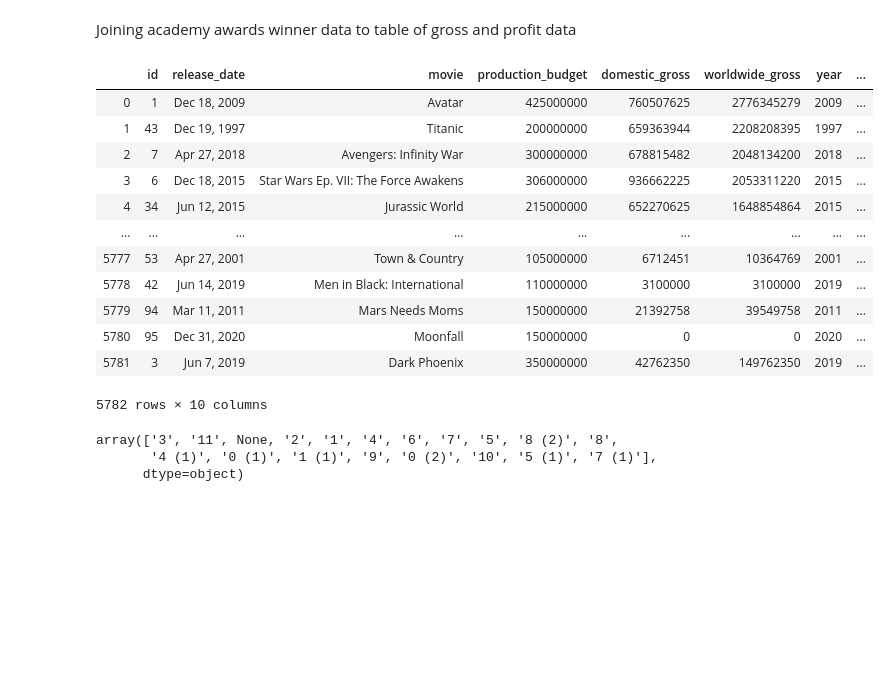
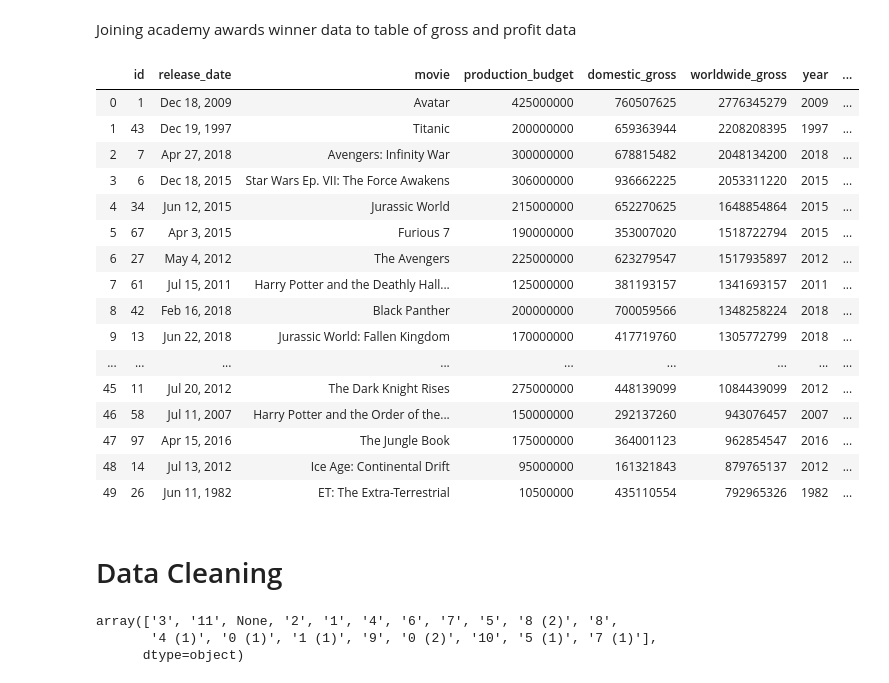
Before and after one commit to oac0de/Movie_Analysis, a Jupyter notebook: Orin's glob.ipynb, the cells around one changed output. Cells and saved outputs as stored; diff of their text form; code cells hidden in the pictures; blank space fills up the shorter version.

```diff
--- a/Orin's glob.ipynb
+++ b/Orin's glob.ipynb
@@ -233,33 +239,39 @@ Joining academy awards winner data to table of gross and profit data
 # %%
 cur.execute('''SELECT b.*, awards, nominations
                 FROM tn_movie_budgets_clean b
                 LEFT JOIN films_by_awards2 a
                 ON a.film = b.movie
                 AND a.year = b.year
                 ORDER BY budget_gross_profit DESC
                 ''')
 
 awards_to_budget_df = pd.DataFrame(cur.fetchall())
 awards_to_budget_df.columns = [x[0] for x in cur.description]
-awards_to_budget_df
+awards_to_budget_df[:50]
 # %% [output]
 |  | id | release_date | movie | production_budget | domestic_gross | worldwide_gross | year | ... |
 | 0 | 1 | Dec 18, 2009 | Avatar | 425000000 | 760507625 | 2776345279 | 2009 | ... |
 | 1 | 43 | Dec 19, 1997 | Titanic | 200000000 | 659363944 | 2208208395 | 1997 | ... |
 | 2 | 7 | Apr 27, 2018 | Avengers: Infinity War | 300000000 | 678815482 | 2048134200 | 2018 | ... |
 | 3 | 6 | Dec 18, 2015 | Star Wars Ep. VII: The Force Awakens | 306000000 | 936662225 | 2053311220 | 2015 | ... |
 | 4 | 34 | Jun 12, 2015 | Jurassic World | 215000000 | 652270625 | 1648854864 | 2015 | ... |
+| 5 | 67 | Apr 3, 2015 | Furious 7 | 190000000 | 353007020 | 1518722794 | 2015 | ... |
+| 6 | 27 | May 4, 2012 | The Avengers | 225000000 | 623279547 | 1517935897 | 2012 | ... |
+| 7 | 61 | Jul 15, 2011 | Harry Potter and the Deathly Hall... | 125000000 | 381193157 | 1341693157 | 2011 | ... |
+| 8 | 42 | Feb 16, 2018 | Black Panther | 200000000 | 700059566 | 1348258224 | 2018 | ... |
+| 9 | 13 | Jun 22, 2018 | Jurassic World: Fallen Kingdom | 170000000 | 417719760 | 1305772799 | 2018 | ... |
 | ... | ... | ... | ... | ... | ... | ... | ... | ... |
-| 5777 | 53 | Apr 27, 2001 | Town & Country | 105000000 | 6712451 | 10364769 | 2001 | ... |
-| 5778 | 42 | Jun 14, 2019 | Men in Black: International | 110000000 | 3100000 | 3100000 | 2019 | ... |
-| 5779 | 94 | Mar 11, 2011 | Mars Needs Moms | 150000000 | 21392758 | 39549758 | 2011 | ... |
-| 5780 | 95 | Dec 31, 2020 | Moonfall | 150000000 | 0 | 0 | 2020 | ... |
-| 5781 | 3 | Jun 7, 2019 | Dark Phoenix | 350000000 | 42762350 | 149762350 | 2019 | ... |
+| 45 | 11 | Jul 20, 2012 | The Dark Knight Rises | 275000000 | 448139099 | 1084439099 | 2012 | ... |
+| 46 | 58 | Jul 11, 2007 | Harry Potter and the Order of the... | 150000000 | 292137260 | 943076457 | 2007 | ... |
+| 47 | 97 | Apr 15, 2016 | The Jungle Book | 175000000 | 364001123 | 962854547 | 2016 | ... |
+| 48 | 14 | Jul 13, 2012 | Ice Age: Continental Drift | 95000000 | 161321843 | 879765137 | 2012 | ... |
+| 49 | 26 | Jun 11, 1982 | ET: The Extra-Terrestrial | 10500000 | 435110554 | 792965326 | 1982 | ... |
-5782 rows × 10 columns
 # %%
 import seaborn as sns
 import matplotlib.pyplot as plt
 %matplotlib inline
+# %% [markdown]
+# Data Cleaning
 # %%
 awards_to_budget_df['awards'].unique()
 # %% [output]
```
Also changed, not shown: parts of 33 cells of this notebook.
